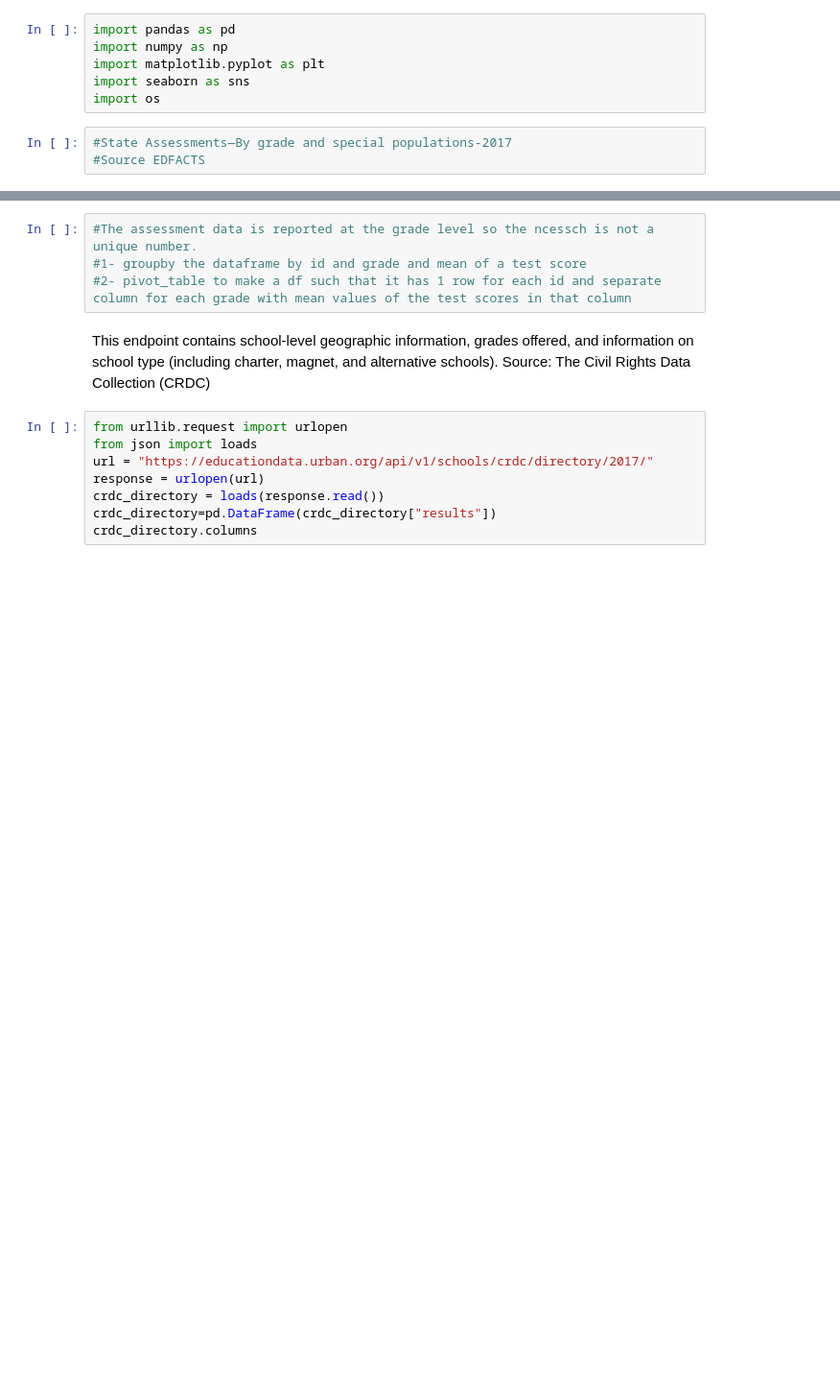
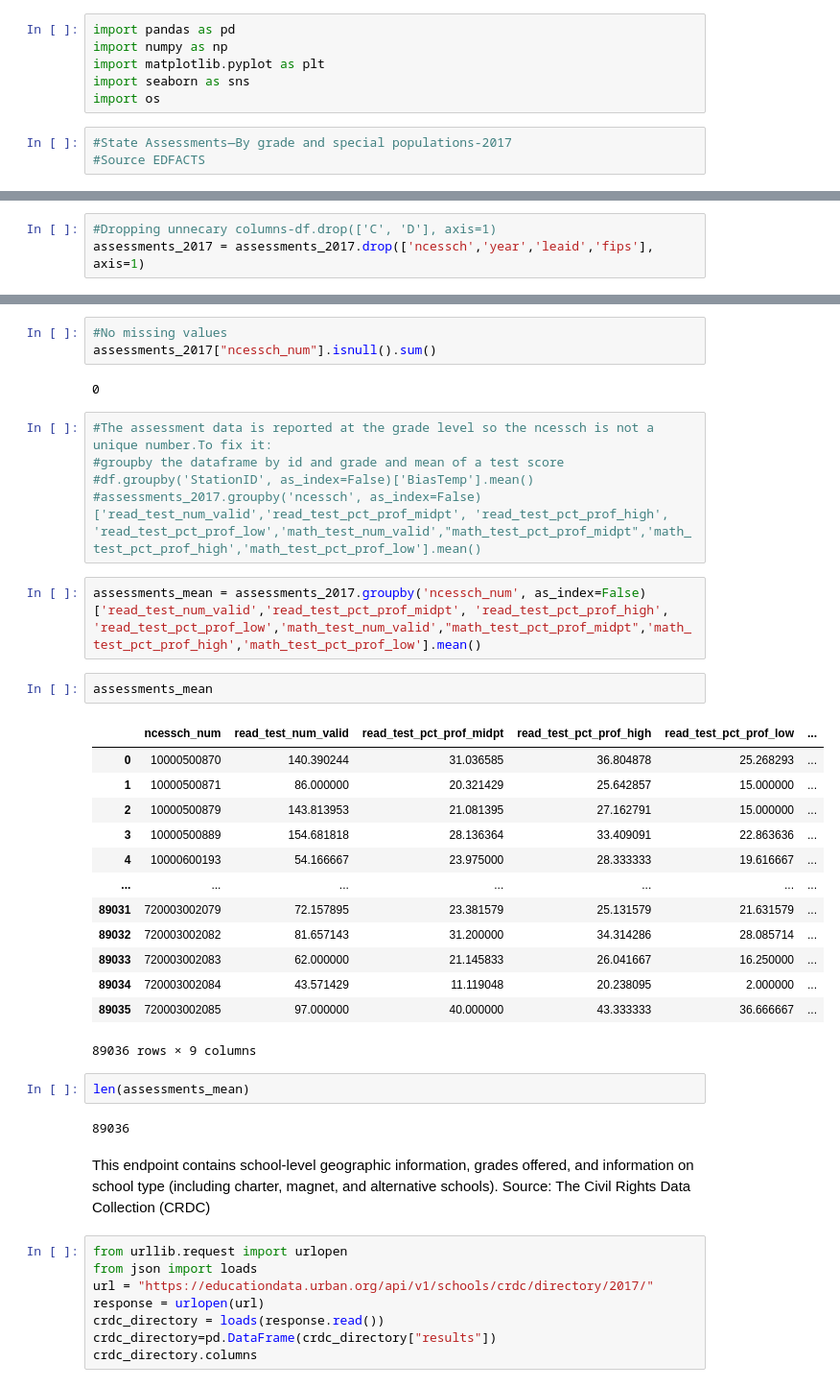
Before and after one commit to MaryamNzr/Springboard-Capstone-1, a Jupyter notebook: Education-Data-Portal.ipynb, the cells around one changed output, grey strips where cells are left out. Shown at 96% size. Cells and saved outputs as stored; diff of their text form; blank space fills up the shorter version.

Commit message:
result table"

```diff
--- a/Education-Data-Portal.ipynb
+++ b/Education-Data-Portal.ipynb
@@ -32,0 +21,3 @@ df.groupby('StationID', as_index=False)['BiasTemp'].mean()
+# %%
+#Dropping unnecary columns-df.drop(['C', 'D'], axis=1)
+assessments_2017 = assessments_2017.drop(['ncessch','year','leaid','fips'], axis=1)
@@ -33,7 +34,35 @@ df.groupby('StationID', as_index=False)['BiasTemp'].mean()
+# %%
+#No missing values
+assessments_2017["ncessch_num"].isnull().sum()
+# %% [output]
+0
 # %%
-#The assessment data is reported at the grade level so the ncessch is not a unique number.
-#1- groupby the dataframe by id and grade and mean of a test score
-#2- pivot_table to make a df such that it has 1 row for each id and separate column for each grade with mean values of the test scores in that column
+#The assessment data is reported at the grade level so the ncessch is not a unique number.To fix it:
+#groupby the dataframe by id and grade and mean of a test score
+#df.groupby('StationID', as_index=False)['BiasTemp'].mean()
+#assessments_2017.groupby('ncessch', as_index=False)['read_test_num_valid','read_test_pct_prof_midpt', 'read_test_pct_prof_high', 'read_test_pct_prof_low','math_test_num_valid',"math_test_pct_prof_midpt",'math_test_pct_prof_high','math_test_pct_prof_low'].mean()
+# %%
+assessments_mean = assessments_2017.groupby('ncessch_num', as_index=False)['read_test_num_valid','read_test_pct_prof_midpt', 'read_test_pct_prof_high', 'read_test_pct_prof_low','math_test_num_valid',"math_test_pct_prof_midpt",'math_test_pct_prof_high','math_test_pct_prof_low'].mean()
+# %%
+assessments_mean
+# %% [output]
+|  | ncessch_num | read_test_num_valid | read_test_pct_prof_midpt | read_test_pct_prof_high | read_test_pct_prof_low | ... |
+| 0 | 10000500870 | 140.390244 | 31.036585 | 36.804878 | 25.268293 | ... |
+| 1 | 10000500871 | 86.000000 | 20.321429 | 25.642857 | 15.000000 | ... |
+| 2 | 10000500879 | 143.813953 | 21.081395 | 27.162791 | 15.000000 | ... |
+| 3 | 10000500889 | 154.681818 | 28.136364 | 33.409091 | 22.863636 | ... |
+| 4 | 10000600193 | 54.166667 | 23.975000 | 28.333333 | 19.616667 | ... |
+| ... | ... | ... | ... | ... | ... | ... |
+| 89031 | 720003002079 | 72.157895 | 23.381579 | 25.131579 | 21.631579 | ... |
+| 89032 | 720003002082 | 81.657143 | 31.200000 | 34.314286 | 28.085714 | ... |
+| 89033 | 720003002083 | 62.000000 | 21.145833 | 26.041667 | 16.250000 | ... |
+| 89034 | 720003002084 | 43.571429 | 11.119048 | 20.238095 | 2.000000 | ... |
+| 89035 | 720003002085 | 97.000000 | 40.000000 | 43.333333 | 36.666667 | ... |
+89036 rows × 9 columns
+# %%
+len(assessments_mean)
+# %% [output]
+89036
 # %% [markdown]
 This endpoint contains school-level geographic information, grades offered, and information on school type (including charter, magnet, and alternative schools). Source: The Civil Rights Data Collection (CRDC)
 # %%
```
Also changed, not shown: parts of 96 cells of this notebook.
